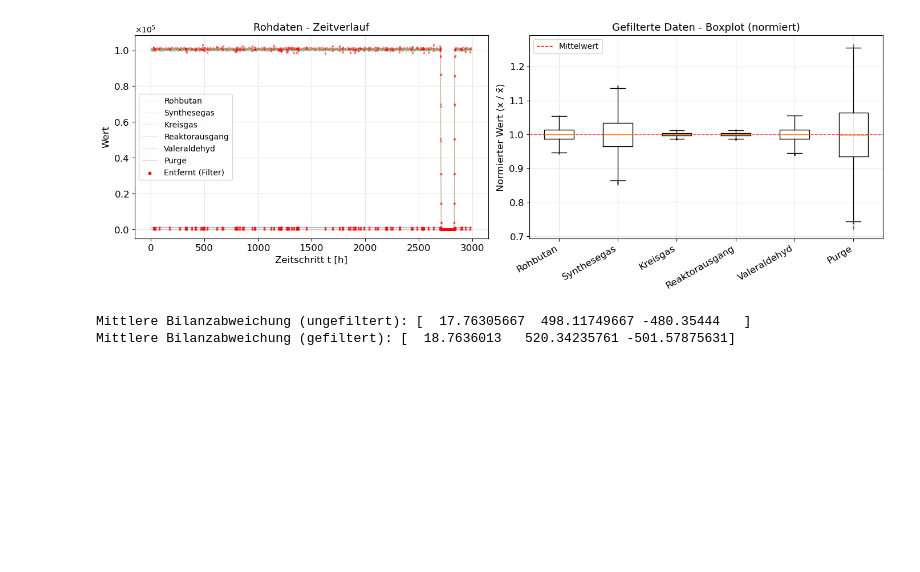
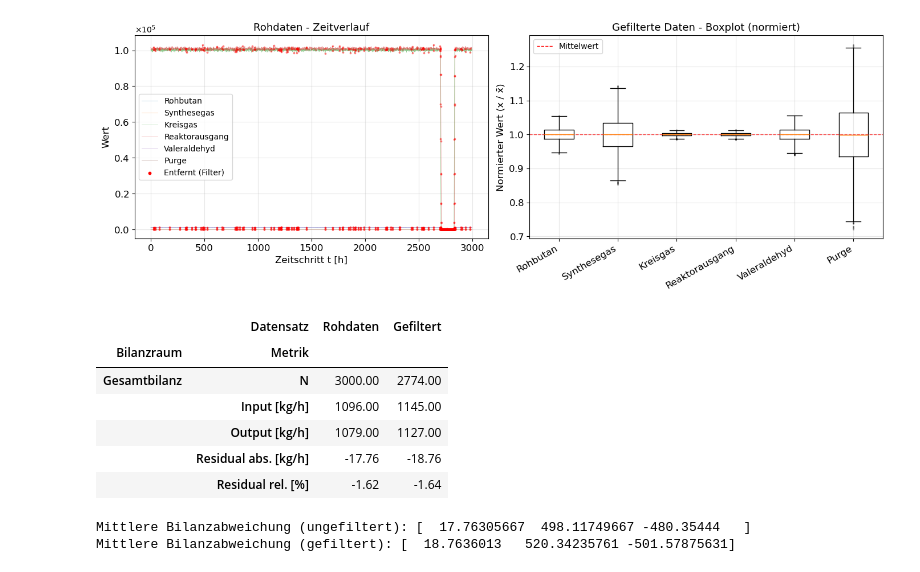
Before and after one commit to PhilippKretzschmar/data-reconciliation, a Jupyter notebook: notebooks/Untitled.ipynb, the cells around one changed output. Cells and saved outputs as stored; diff of their text form; code cells hidden in the pictures; blank space fills up the shorter version.

Commit message:
feat: balance.py: Erstellen einer Klasse, die übersichtliche Bilanz-Reports auf Basis der Bilanzmatrix A sowie bereitgestellten Datensätzen erstellt

```diff
--- a/notebooks/Untitled.ipynb
+++ b/notebooks/Untitled.ipynb
@@ -77,6 +81,24 @@ save_figure(fig2)
   Entfernt:  226  (7.5%)
 ---------------------------------------------
 [figure]
+# %%
+# Generate report
+report = BalanceReport(A, balance_names, eng_unit="kg/h")
+report.add("Rohdaten",    X)
+report.add("Gefiltert",   X[mask])
+#report.add("Rekonziliert", X_rec)
+
+#report.table()           # schöne Tabelle im Notebook
+#print(report.table())    # Textausgabe in der Konsole
+report.table().loc[["Gesamtbilanz"]] # nur eine Bilanz
+# %% [output]
+|  | Datensatz | Rohdaten | Gefiltert |
+| Bilanzraum | Metrik |  |  |
+| Gesamtbilanz | N | 3000.00 | 2774.00 |
+|  | Input [kg/h] | 1096.00 | 1145.00 |
+|  | Output [kg/h] | 1079.00 | 1127.00 |
+|  | Residual abs. [kg/h] | -17.76 | -18.76 |
+|  | Residual rel. [%] | -1.62 | -1.64 |
 # %%
 # Massenbilanz ungefiltert
 mb_uf = compute_mass_balance(X, A)
```
Also changed, not shown: parts of 4 cells of this notebook, 5 other files.
